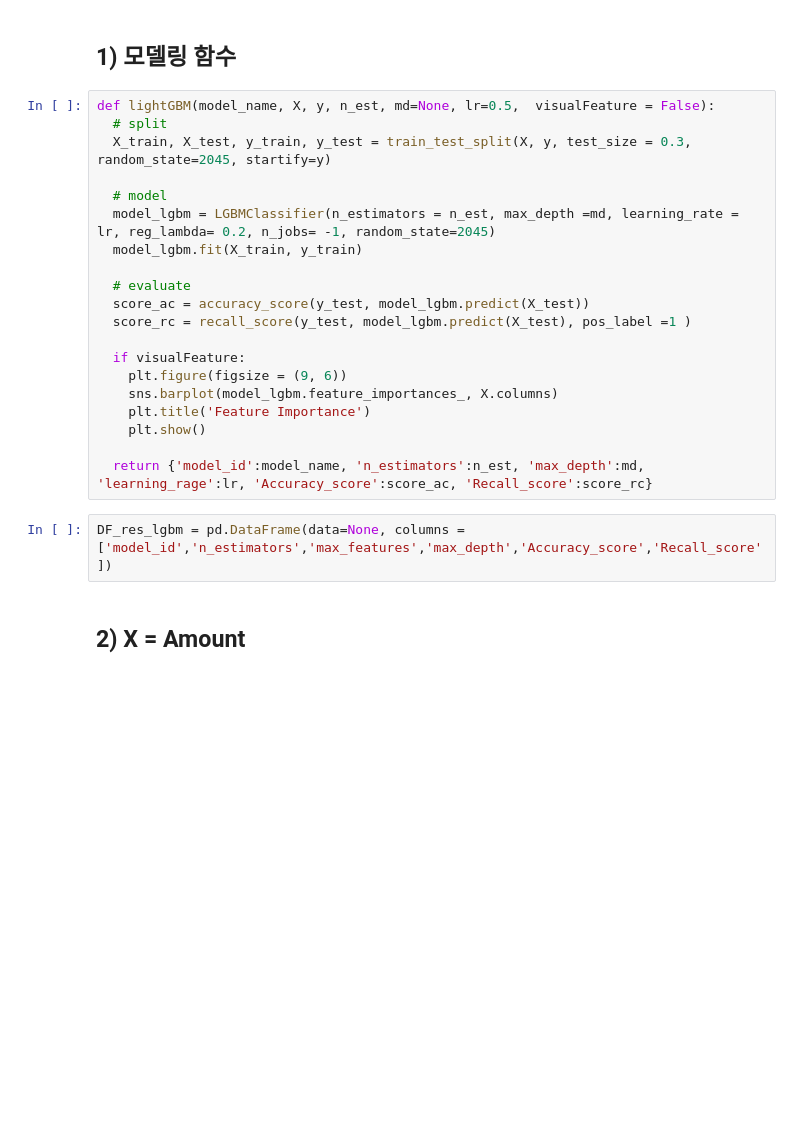
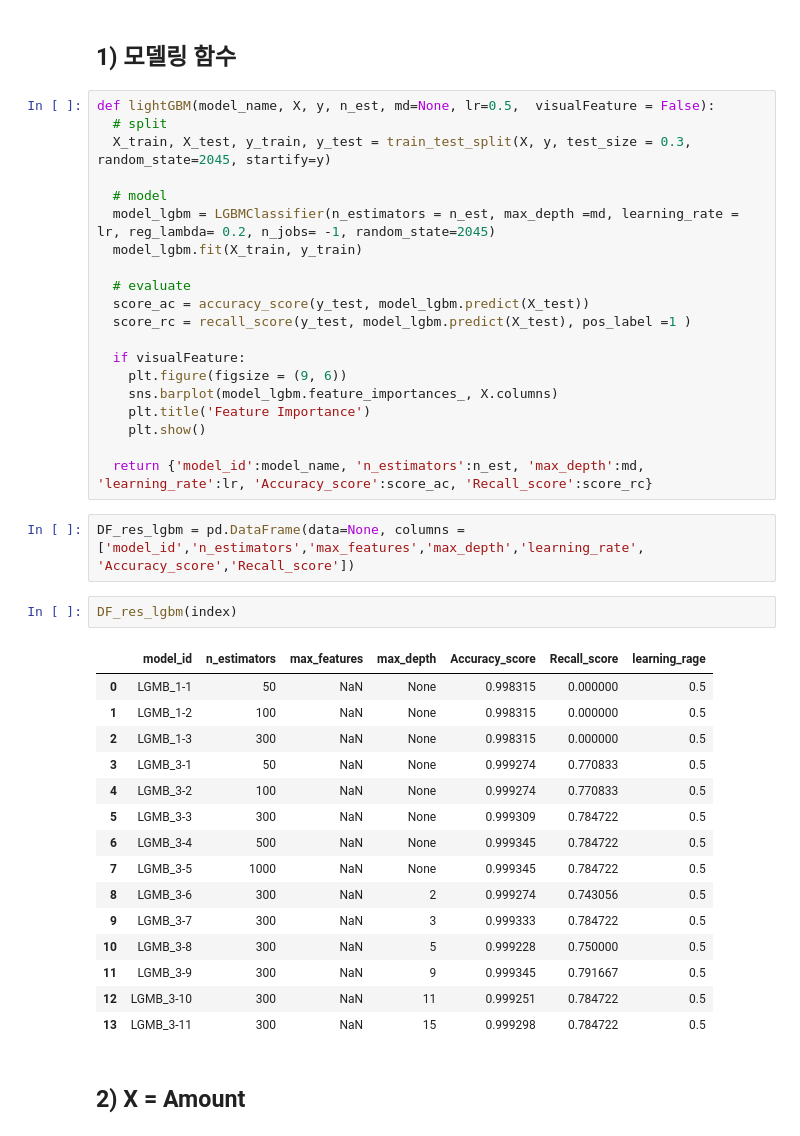
Before and after one commit to Seungeun-Song/Study-for-K-Digital-AI-developer, a Jupyter notebook: Practice/21_03_09_Fraud_Detection.ipynb, the cells around one changed output. Cells and saved outputs as stored; diff of their text form; blank space fills up the shorter version.

```diff
--- a/Practice/21_03_09_Fraud_Detection.ipynb
+++ b/Practice/21_03_09_Fraud_Detection.ipynb
@@ -558,9 +562,27 @@ def lightGBM(model_name, X, y, n_est, md=None, lr=0.5,  visualFeature = False):
     plt.title('Feature Importance')
     plt.show()
 
-  return {'model_id':model_name, 'n_estimators':n_est, 'max_depth':md, 'learning_rage':lr, 'Accuracy_score':score_ac, 'Recall_score':score_rc}
+  return {'model_id':model_name, 'n_estimators':n_est, 'max_depth':md, 'learning_rate':lr, 'Accuracy_score':score_ac, 'Recall_score':score_rc}
 # %%
-DF_res_lgbm = pd.DataFrame(data=None, columns = ['model_id','n_estimators','max_features','max_depth','Accuracy_score','Recall_score'])
+DF_res_lgbm = pd.DataFrame(data=None, columns = ['model_id','n_estimators','max_features','max_depth','learning_rate', 'Accuracy_score','Recall_score'])
+# %%
+DF_res_lgbm(index)
+# %% [output]
+|  | model_id | n_estimators | max_features | max_depth | Accuracy_score | Recall_score | learning_rage |
+| 0 | LGMB_1-1 | 50 | NaN | None | 0.998315 | 0.000000 | 0.5 |
+| 1 | LGMB_1-2 | 100 | NaN | None | 0.998315 | 0.000000 | 0.5 |
+| 2 | LGMB_1-3 | 300 | NaN | None | 0.998315 | 0.000000 | 0.5 |
+| 3 | LGMB_3-1 | 50 | NaN | None | 0.999274 | 0.770833 | 0.5 |
+| 4 | LGMB_3-2 | 100 | NaN | None | 0.999274 | 0.770833 | 0.5 |
+| 5 | LGMB_3-3 | 300 | NaN | None | 0.999309 | 0.784722 | 0.5 |
+| 6 | LGMB_3-4 | 500 | NaN | None | 0.999345 | 0.784722 | 0.5 |
+| 7 | LGMB_3-5 | 1000 | NaN | None | 0.999345 | 0.784722 | 0.5 |
+| 8 | LGMB_3-6 | 300 | NaN | 2 | 0.999274 | 0.743056 | 0.5 |
+| 9 | LGMB_3-7 | 300 | NaN | 3 | 0.999333 | 0.784722 | 0.5 |
+| 10 | LGMB_3-8 | 300 | NaN | 5 | 0.999228 | 0.750000 | 0.5 |
+| 11 | LGMB_3-9 | 300 | NaN | 9 | 0.999345 | 0.791667 | 0.5 |
+| 12 | LGMB_3-10 | 300 | NaN | 11 | 0.999251 | 0.784722 | 0.5 |
+| 13 | LGMB_3-11 | 300 | NaN | 15 | 0.999298 | 0.784722 | 0.5 |
 # %% [markdown]
 ## 2) X = Amount
 # %% [markdown]
```
Also changed, not shown: parts of 26 cells of this notebook.
